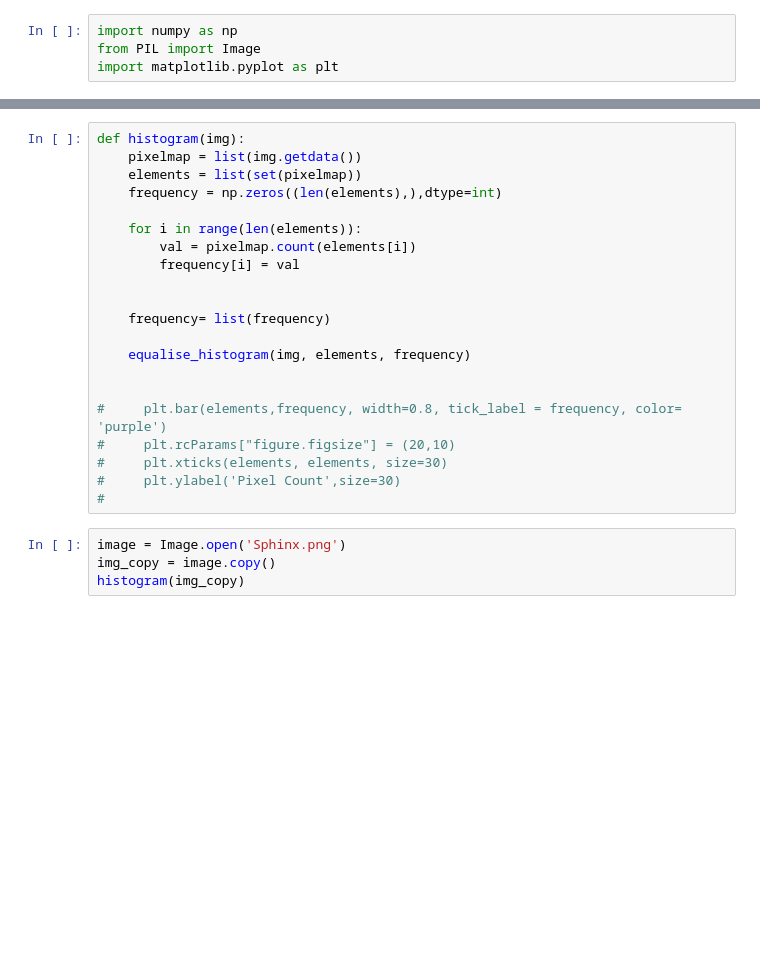
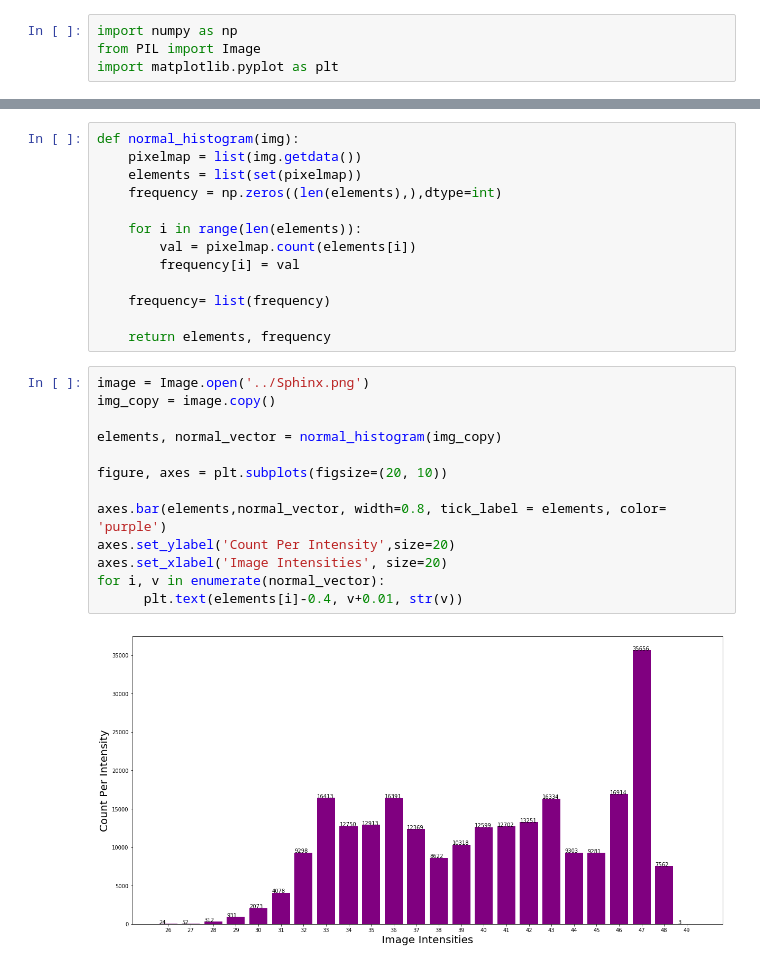
Before and after one commit to karefsn/Image-Processing-Tasks, a Jupyter notebook: IP-Assignment#1.ipynb, the cells around one changed output, grey strips where cells are left out. Drawn from its saved outputs; the diff is of its cells as text; blank space fills up the shorter version.

Commit message:
cleaned code/made normal histogram more informative

```diff
--- a/IP-Assignment#1.ipynb
+++ b/IP-Assignment#1.ipynb
@@ -35,5 +36,5 @@ def equalise_histogram(img, elements, frequency):
 # %%
-def histogram(img):
+def normal_histogram(img):
     pixelmap = list(img.getdata())
     elements = list(set(pixelmap))
     frequency = np.zeros((len(elements),),dtype=int)
@@ -42,18 +43,21 @@ def histogram(img):
         val = pixelmap.count(elements[i])
         frequency[i] = val
 
-
     frequency= list(frequency)
 
-    equalise_histogram(img, elements, frequency)
-
-
-#     plt.bar(elements,frequency, width=0.8, tick_label = frequency, color= 'purple')
-#     plt.rcParams["figure.figsize"] = (20,10)
-#     plt.xticks(elements, elements, size=30)
-#     plt.ylabel('Pixel Count',size=30)
-#
+    return elements, frequency
-# %%
-image = Image.open('Sphinx.png')
-img_copy = image.copy()
-histogram(img_copy)
+# %%
+image = Image.open('../Sphinx.png')
+img_copy = image.copy()
+
+elements, normal_vector = normal_histogram(img_copy)
+
+figure, axes = plt.subplots(figsize=(20, 10))
+
+axes.bar(elements,normal_vector, width=0.8, tick_label = elements, color= 'purple')
+axes.set_ylabel('Count Per Intensity',size=20)
+axes.set_xlabel('Image Intensities', size=20)
+for i, v in enumerate(normal_vector):
+      plt.text(elements[i]-0.4, v+0.01, str(v))
+# %% [output]
+[figure, added]
```
Also changed, not shown: parts of 3 cells of this notebook.
